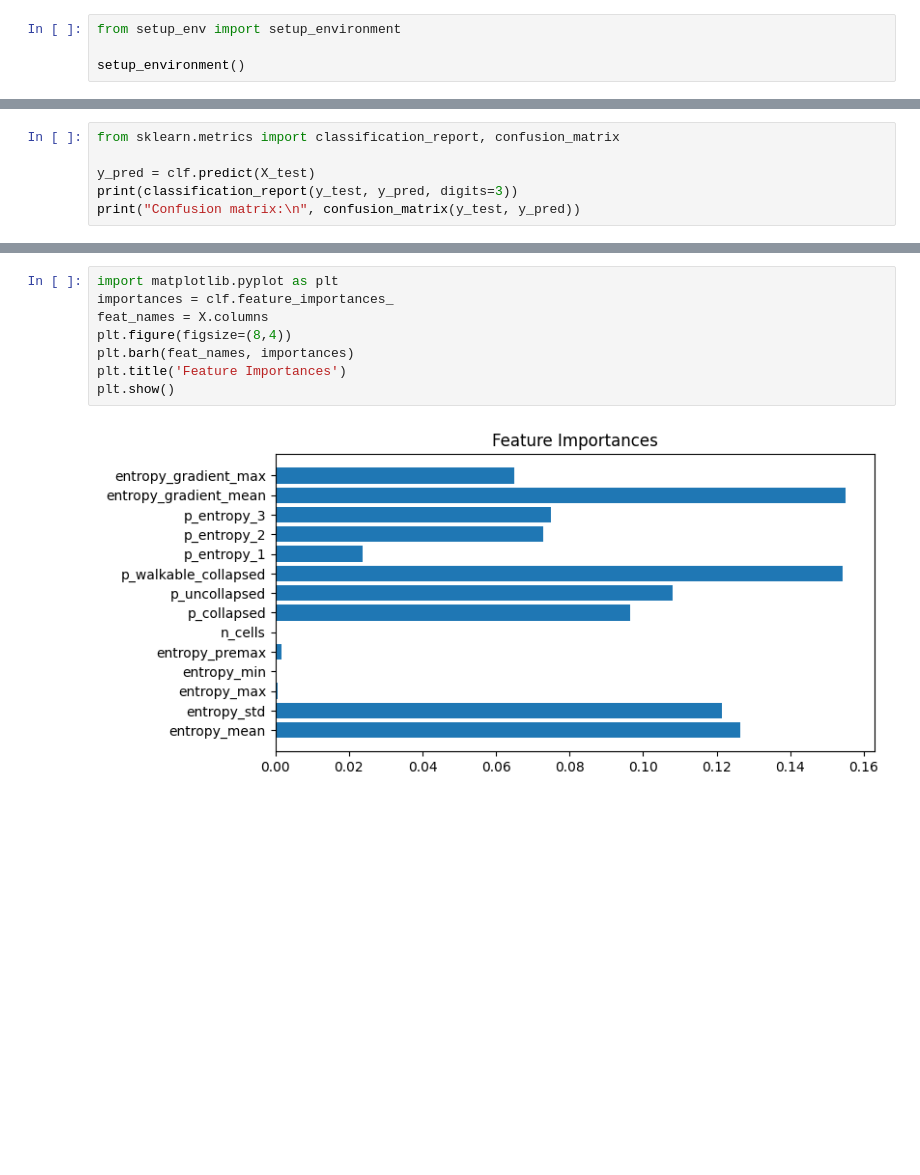
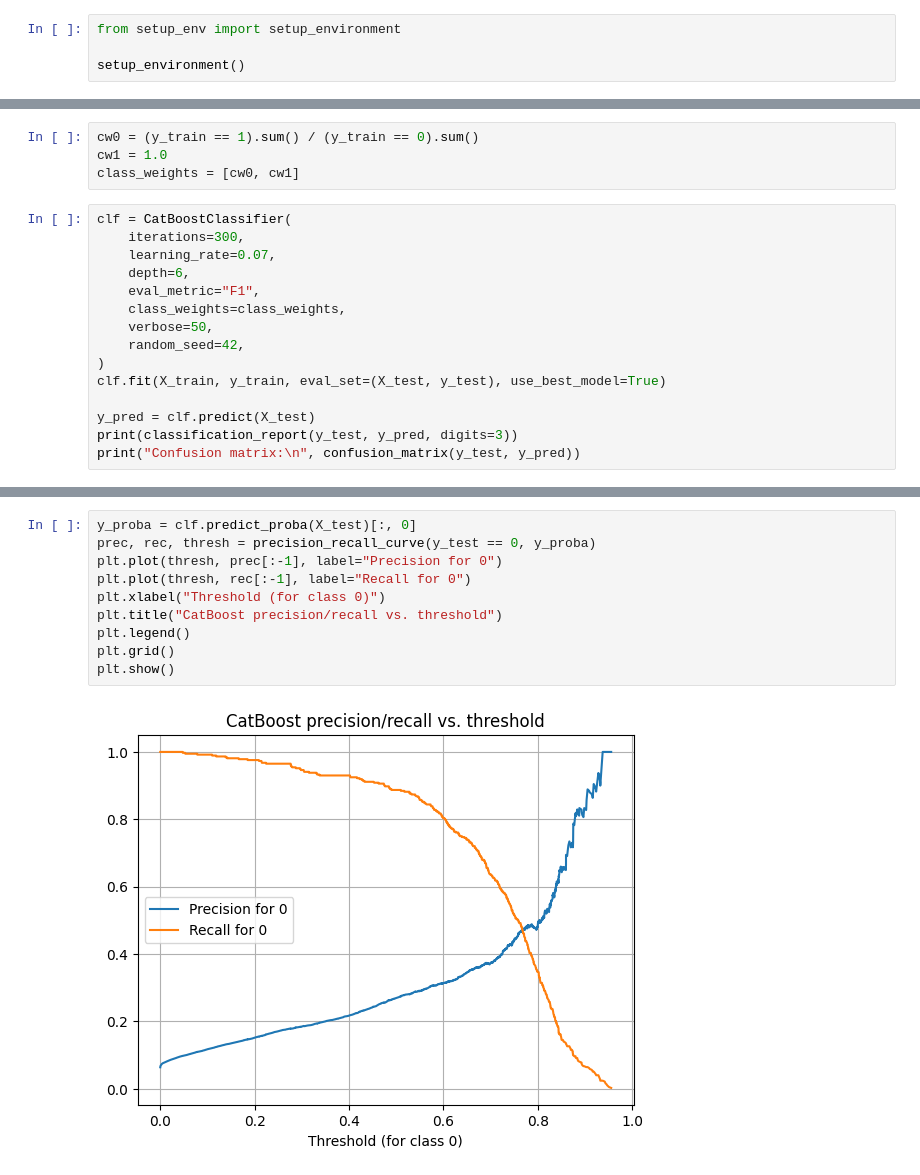
Before and after one commit to evlko/WFCWML, a Jupyter notebook: notebooks/training_judge.ipynb, the cells around one changed output, grey strips where cells are left out. Cells and saved outputs as stored; diff of their text form; blank space fills up the shorter version.

```diff
--- a/notebooks/training_judge.ipynb
+++ b/notebooks/training_judge.ipynb
@@ -37,5 +41,18 @@ RandomForestClassifier(class_weight='balanced', n_jobs=-1, random_state=42)
+# %%
+cw0 = (y_train == 1).sum() / (y_train == 0).sum()
+cw1 = 1.0
+class_weights = [cw0, cw1]
 # %%
-from sklearn.metrics import classification_report, confusion_matrix
+clf = CatBoostClassifier(
+    iterations=300,
+    learning_rate=0.07,
+    depth=6,
+    eval_metric="F1",
+    class_weights=class_weights,
+    verbose=50,
+    random_seed=42,
+)
+clf.fit(X_train, y_train, eval_set=(X_test, y_test), use_best_model=True)
 
 y_pred = clf.predict(X_test)
 print(classification_report(y_test, y_pred, digits=3))
@@ -56,10 +78,12 @@ Confusion matrix:
-# %%
-import matplotlib.pyplot as plt
-importances = clf.feature_importances_
-feat_names = X.columns
-plt.figure(figsize=(8,4))
-plt.barh(feat_names, importances)
-plt.title('Feature Importances')
-plt.show()
-# %% [output]
-[figure, removed]
+# %%
+y_proba = clf.predict_proba(X_test)[:, 0]
+prec, rec, thresh = precision_recall_curve(y_test == 0, y_proba)
+plt.plot(thresh, prec[:-1], label="Precision for 0")
+plt.plot(thresh, rec[:-1], label="Recall for 0")
+plt.xlabel("Threshold (for class 0)")
+plt.title("CatBoost precision/recall vs. threshold")
+plt.legend()
+plt.grid()
+plt.show()
+# %% [output]
+[figure, added]
```
Also changed, not shown: parts of 6 cells of this notebook, 7 other files.
